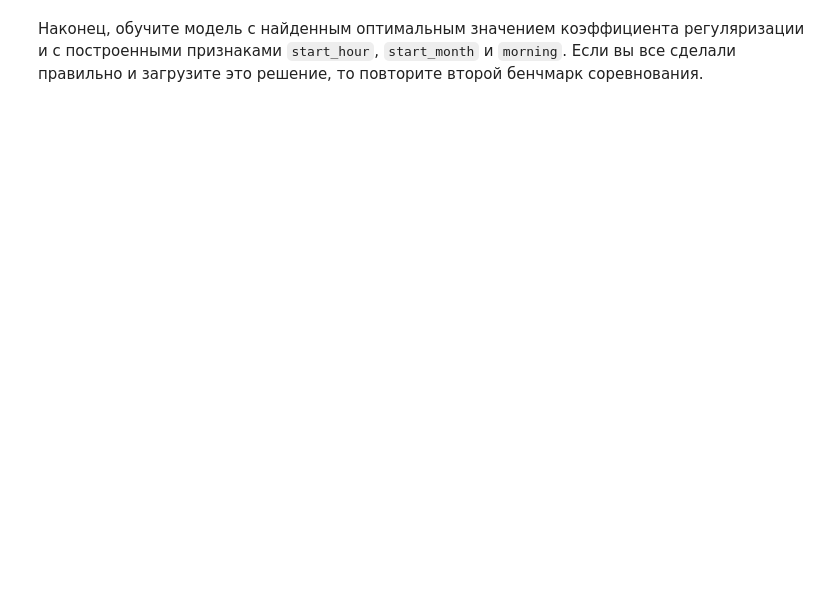
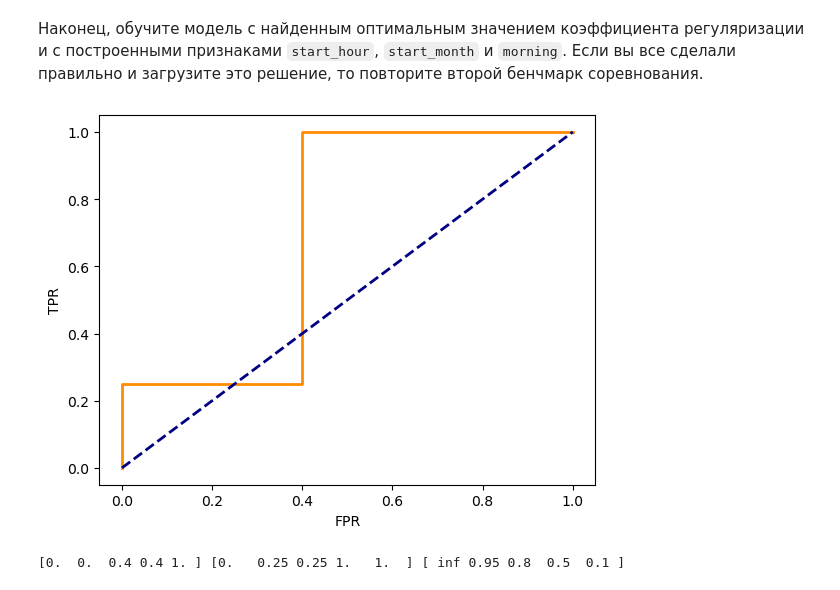
Before and after one commit to SpectralJager/asu_mag, a Jupyter notebook: машинное обучение/Lab-5-Task.ipynb, the cells around one changed output. Drawn from its saved outputs; the diff is of its cells as text; code cells hidden in the pictures; blank space fills up the shorter version.

```diff
--- a/машинное обучение/Lab-5-Task.ipynb
+++ b/машинное обучение/Lab-5-Task.ipynb
@@ -321,3 +321,24 @@ logit_optimal_C.fit(X_train_hour_morning_scaled, y_train)
 test_predict_proba_optimal_C = logit_optimal_C.predict_proba(X_test_hour_morning_scaled)[:, 1]
 
 write_to_submission_file(test_predict_proba_optimal_C, 'submission_optimal_C.csv')
+# %%
+from sklearn.metrics import roc_curve, auc
+import matplotlib.pyplot as plt
+
+y_true = [-1, -1, -1, -1, -1, 1, 1, 1, 1]  # Истинные метки
+y_pred_proba = [0.1, 0.3, 0.8, 0.9, 0.4, 0.5, 0.7, 0.6, 0.95]  # Вероятности
+
+fpr, tpr, thresholds = roc_curve(y_true, y_pred_proba)
+
+roc_auc = auc(fpr, tpr)
+
+plt.figure()
+plt.plot(fpr, tpr, color='darkorange', lw=2, )
+plt.plot([0, 1], [0, 1], color='navy', lw=2, linestyle='--')  # Случайный классификатор
+plt.xlabel('FPR')
+plt.ylabel('TPR')
+plt.show()
+print(fpr, tpr, thresholds)
+# %% [output]
+[figure, added]
+[0.  0.  0.4 0.4 1. ] [0.   0.25 0.25 1.   1.  ] [ inf 0.95 0.8  0.5  0.1 ]
```
Also changed, not shown: parts of 5 cells of this notebook, 6 other files.
